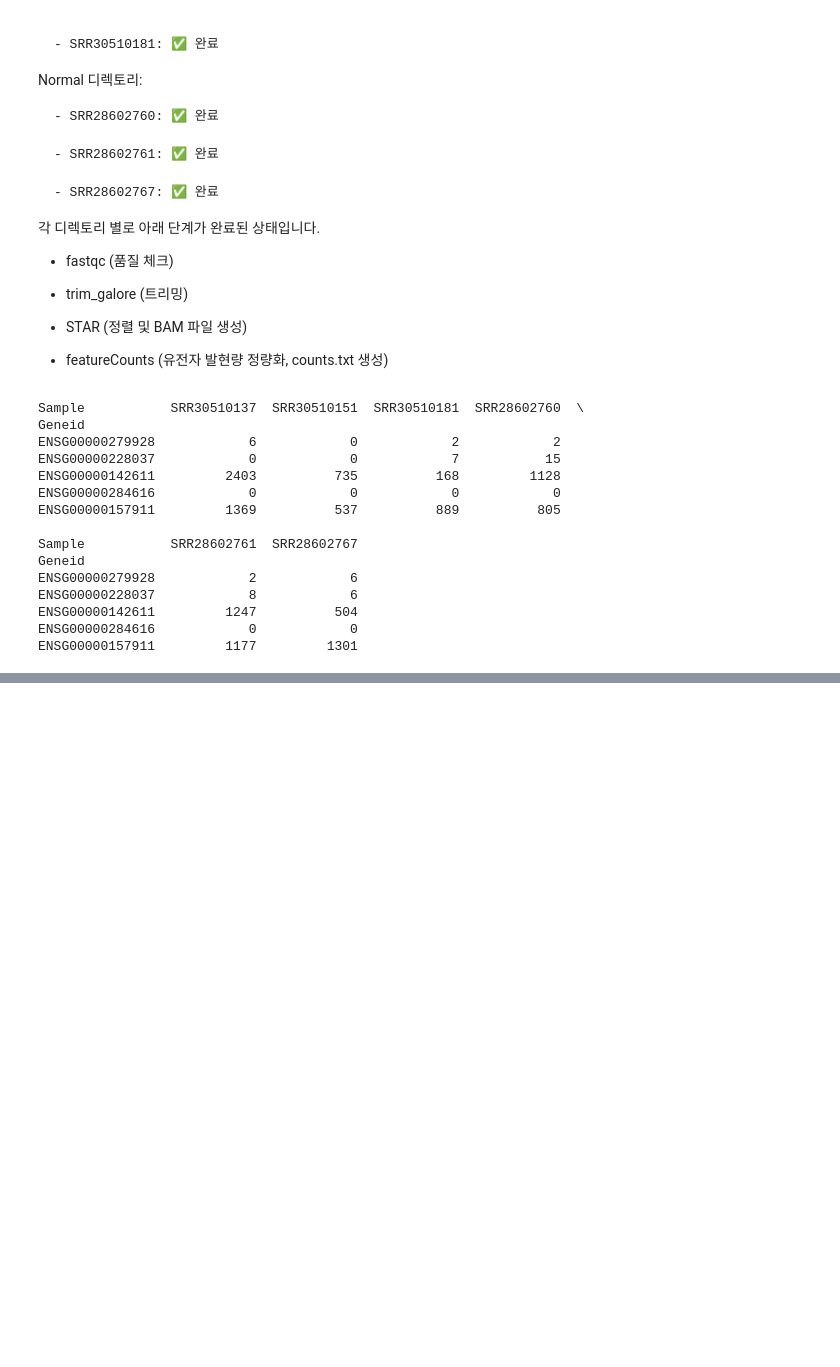
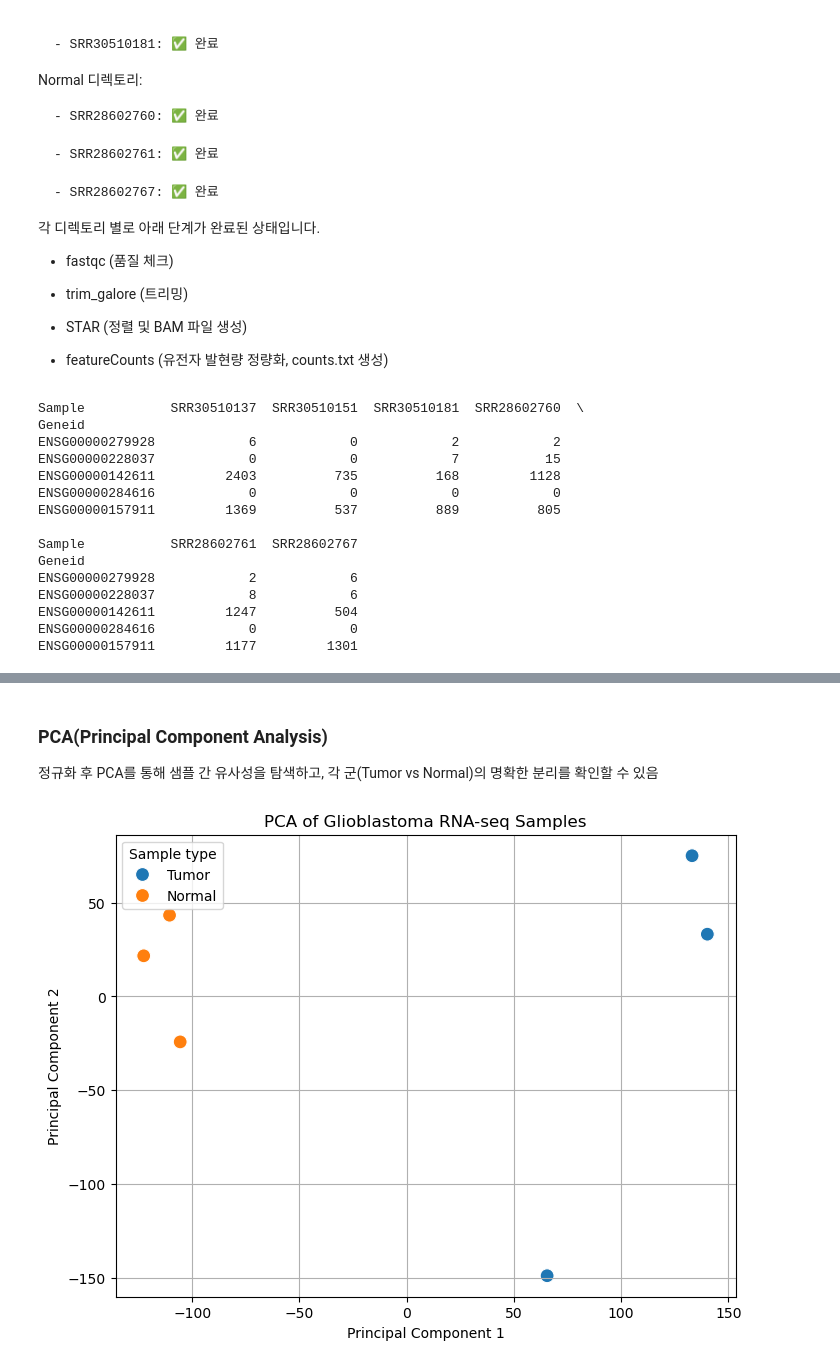
Before and after one commit to minyoungci/Glioblastoma-Tumor-vs-Normal, a Jupyter notebook: main.ipynb, the cells around one changed output, grey strips where cells are left out. Drawn from its saved outputs; the diff is of its cells as text; code cells hidden in the pictures; blank space fills up the shorter version.

```diff
--- a/main.ipynb
+++ b/main.ipynb
@@ -165,0 +130,31 @@ ImportError: cannot import name 'GProfiler' from 'gprofiler' (/home/min/anaconda
+# %% [markdown]
+### PCA(Principal Component Analysis)
+
+정규화 후 PCA를 통해 샘플 간 유사성을 탐색하고, 각 군(Tumor vs Normal)의 명확한 분리를 확인할 수 있음
+# %%
+import pandas as pd
+from sklearn.decomposition import PCA
+import matplotlib.pyplot as plt
+import seaborn as sns
+
+data = pd.read_csv('normalized_counts.csv')
+
+pca = PCA(n_components=2)
+pca_result = pca.fit_transform(data.T)
+
+pca_df = pd.DataFrame(pca_result, columns=['PC1', 'PC2'])
+pca_df['Sample'] = ['Tumor', 'Tumor', 'Tumor', 'Normal', 'Normal', 'Normal']
+
+plt.figure(figsize=(8,6))
+sns.scatterplot(data=pca_df, x='PC1', y='PC2', hue='Sample', s=100)
+
+plt.title('PCA of Glioblastoma RNA-seq Samples')
+plt.xlabel('Principal Component 1')
+plt.ylabel('Principal Component 2')
+plt.legend(title='Sample type')
+plt.grid(True)
+
+plt.savefig('PCA_plot.png')
+plt.show()
+# %% [output]
+[figure, added]
```
Also changed, not shown: parts of 7 cells of this notebook, 6 other files.
